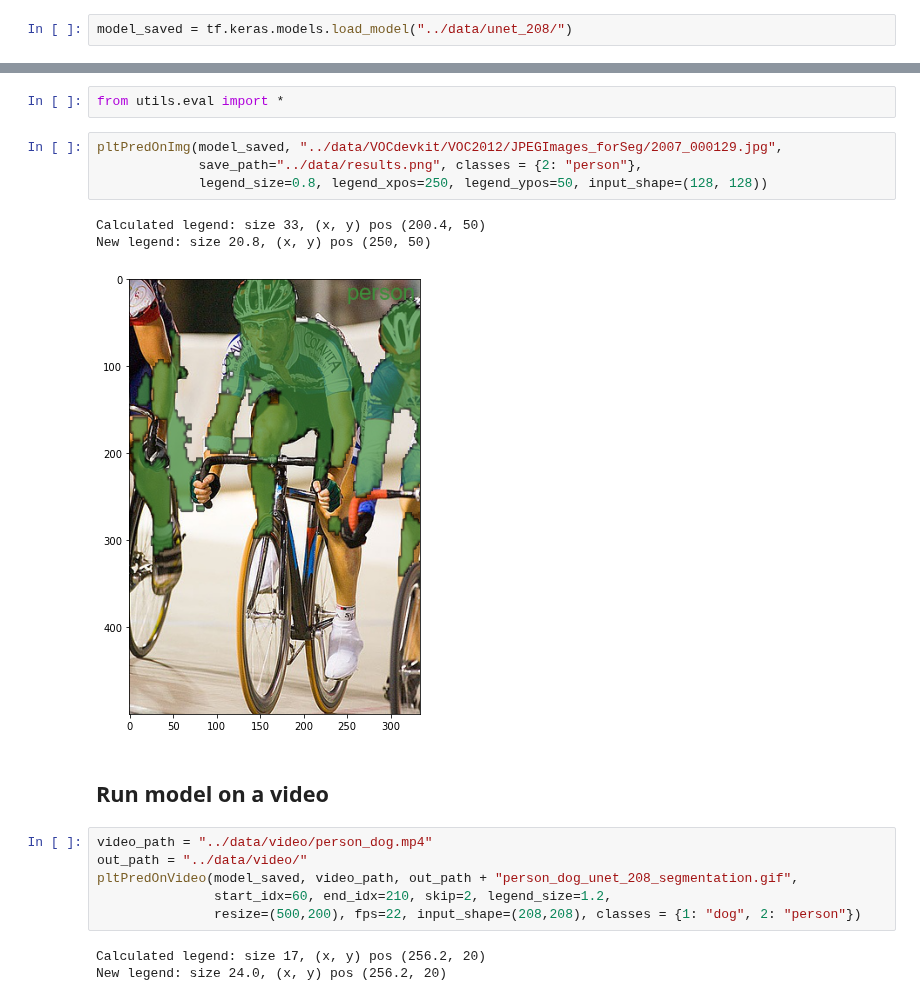
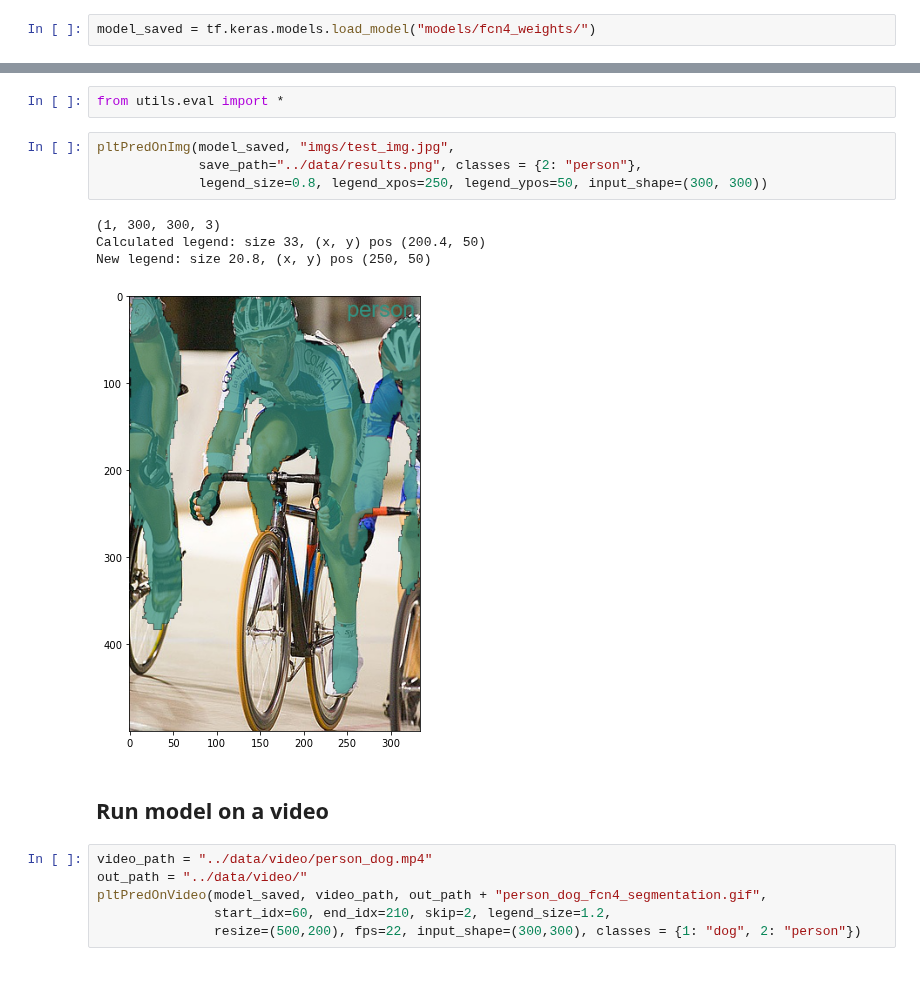
Before and after one commit to Apiquet/Segmentation, a Jupyter notebook: infer_on_videos.ipynb, the cells around one changed output, grey strips where cells are left out. Cells and saved outputs as stored; diff of their text form.

Commit message:
[DEV][FCN4] Update test nb with fcn4

```diff
--- a/infer_on_videos.ipynb
+++ b/infer_on_videos.ipynb
@@ -6,30 +6,28 @@
 # %%
 import tensorflow as tf
 # %%
-model_saved = tf.keras.models.load_model("../data/unet_208/")
+model_saved = tf.keras.models.load_model("models/fcn4_weights/")
 # %% [markdown]
 ## Run model on an image
 # %%
 from utils.eval import *
 # %%
-pltPredOnImg(model_saved, "../data/VOCdevkit/VOC2012/JPEGImages_forSeg/2007_000129.jpg",
+pltPredOnImg(model_saved, "imgs/test_img.jpg",
              save_path="../data/results.png", classes = {2: "person"},
-             legend_size=0.8, legend_xpos=250, legend_ypos=50, input_shape=(128, 128))
+             legend_size=0.8, legend_xpos=250, legend_ypos=50, input_shape=(300, 300))
 # %% [output]
+(1, 300, 300, 3)
 Calculated legend: size 33, (x, y) pos (200.4, 50)
 New legend: size 20.8, (x, y) pos (250, 50)
-[figure, old version]
+[figure, new version]
 # %% [markdown]
 ## Run model on a video
 # %%
 video_path = "../data/video/person_dog.mp4"
 out_path = "../data/video/"
-pltPredOnVideo(model_saved, video_path, out_path + "person_dog_unet_208_segmentation.gif",
+pltPredOnVideo(model_saved, video_path, out_path + "person_dog_fcn4_segmentation.gif",
                start_idx=60, end_idx=210, skip=2, legend_size=1.2,
-               resize=(500,200), fps=22, input_shape=(208,208), classes = {1: "dog", 2: "person"})
+               resize=(500,200), fps=22, input_shape=(300,300), classes = {1: "dog", 2: "person"})
-# %% [output]
-Calculated legend: size 17, (x, y) pos (256.2, 20)
-New legend: size 24.0, (x, y) pos (256.2, 20)
 # %%
 video_path = "../data/video/dog_black.mp4"
 out_path = "../data/video/"
```
Also changed, not shown: parts of 3 cells of this notebook.
